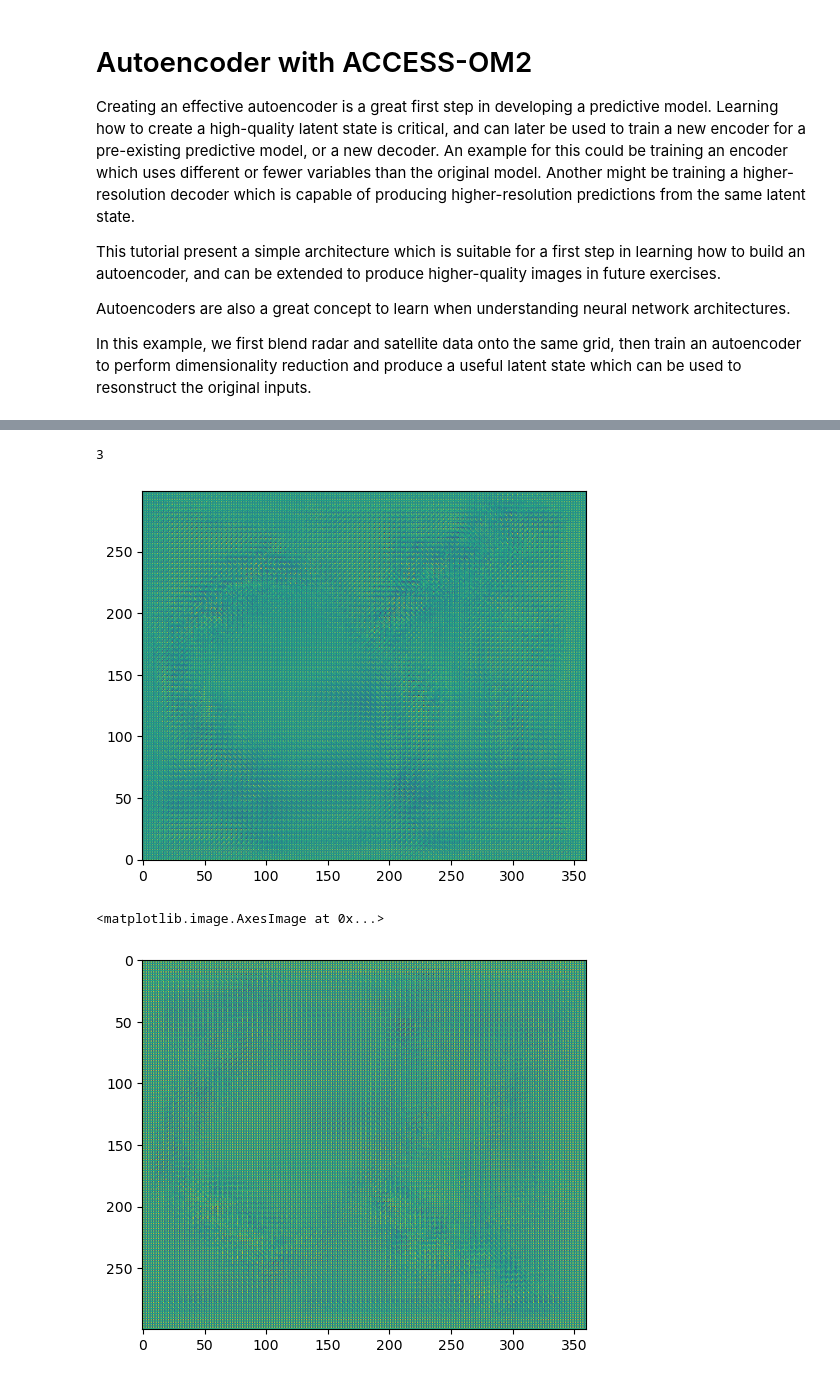
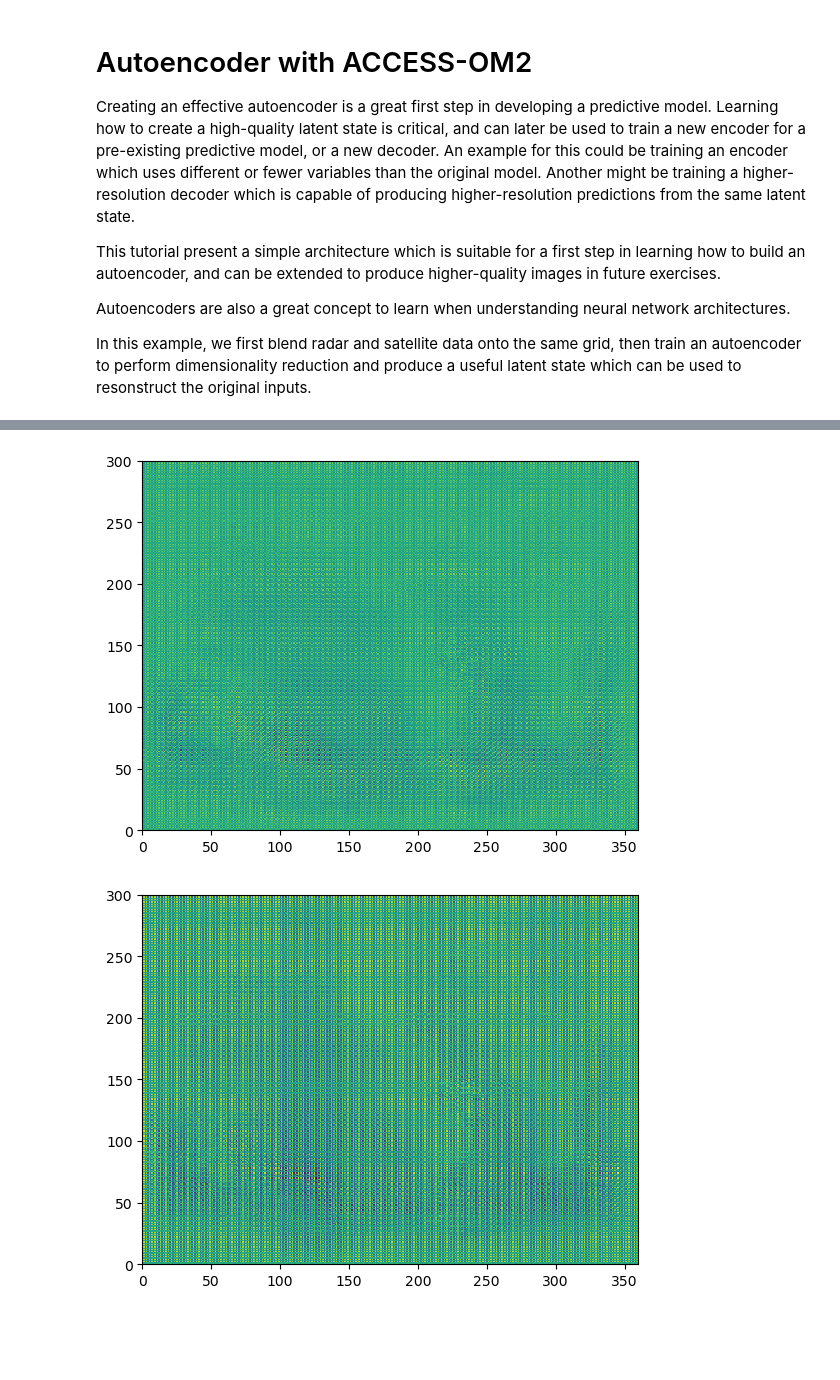
Before and after one commit to PaulSpence/OM2-emulator, a Jupyter notebook: notebooks/AutoEncoder_om2.ipynb, the cells around one changed output, grey strips where cells are left out. Drawn from its saved outputs; the diff is of its cells as text; code cells hidden in the pictures; blank space fills up the shorter version.

```diff
--- a/notebooks/AutoEncoder_om2.ipynb
+++ b/notebooks/AutoEncoder_om2.ipynb
@@ -256,42 +237,36 @@ class AutoEncoder(nn.Module):
         reconstructed = self.decoder(latent)
 
         return reconstructed
-# %%
-n.shape[1]+1
-# %% [output]
-3
-# %%
-# Initialize model and move to device
-model = AutoEncoder(input_channel_count=n.shape[1]+1, output_channel_count=n.shape[1]+1).to(device)
-
-# Loss function and optimizer
-criterion = nn.L1Loss()
-# criterion = nn.KLDivLoss()
-optimizer = optim.Adam(model.parameters(), lr=1e-4)
-
-x = torch.from_numpy(n).float().to(device)
-mean = x.nanmean(dim=(0, 2, 3), keepdim=True)  # (1, C, 1, 1)
-var = torch.nanmean((x - mean) ** 2, dim=(0, 2, 3), keepdim=True)
-std = torch.sqrt(var + 1e-6)
-x_norm = (x - mean) / (std + 1e-6)
-x_norm = torch.nan_to_num(x_norm, nan=0.0)
-
-valid_mask = torch.isfinite(x[:, 0:x_norm.shape[1]-1, :, :])  # shape (B, 1, H, W)
-
-x_in = torch.cat([x_norm, valid_mask], dim=1)
-
-# This should make us a messy prediction from an untrained model in the dimension of the input
-prediction = model(x_in)
-
-image_numpy_for_display = prediction.to('cpu').detach().numpy()
-plt.imshow(image_numpy_for_display[0][0])
-plt.gca().invert_yaxis()
-plt.show()
-plt.imshow(image_numpy_for_display[0][1])
-# %% [output]
-[figure, removed]
-<matplotlib.image.AxesImage at 0x...>
-[figure, removed]
+# %%
+# Initialize model and move to device
+model = AutoEncoder(input_channel_count=n.shape[1]+1, output_channel_count=n.shape[1]+1).to(device)
+
+# Loss function and optimizer
+criterion = nn.L1Loss()
+# criterion = nn.KLDivLoss()
+optimizer = optim.Adam(model.parameters(), lr=1e-4)
+
+x = torch.from_numpy(n).float().to(device)
+mean = x.nanmean(dim=(0, 2, 3), keepdim=True)  # (1, C, 1, 1)
+var = torch.nanmean((x - mean) ** 2, dim=(0, 2, 3), keepdim=True)
+std = torch.sqrt(var + 1e-6)
+x_norm = (x - mean) / (std + 1e-6)
+x_norm = torch.nan_to_num(x_norm, nan=0.0)
+valid_mask = torch.isfinite(x[:, 1:x_norm.shape[1], :, :])  # shape (B, 1, H, W)
+
+x_in = torch.cat([x_norm, valid_mask], dim=1)
+
+# This should make us a messy prediction from an untrained model in the dimension of the input
+prediction = model(x_in)
+
+image_numpy_for_display = prediction.to('cpu').detach().numpy()
+plt.pcolor(image_numpy_for_display[0][0])
+plt.show()
+plt.pcolor(image_numpy_for_display[0][1])
+plt.show()
+# %% [output]
+[figure, added]
+[figure, added]
 # %%
 %%time
 
```
Also changed, not shown: parts of 19 cells of this notebook, 1 other file.
